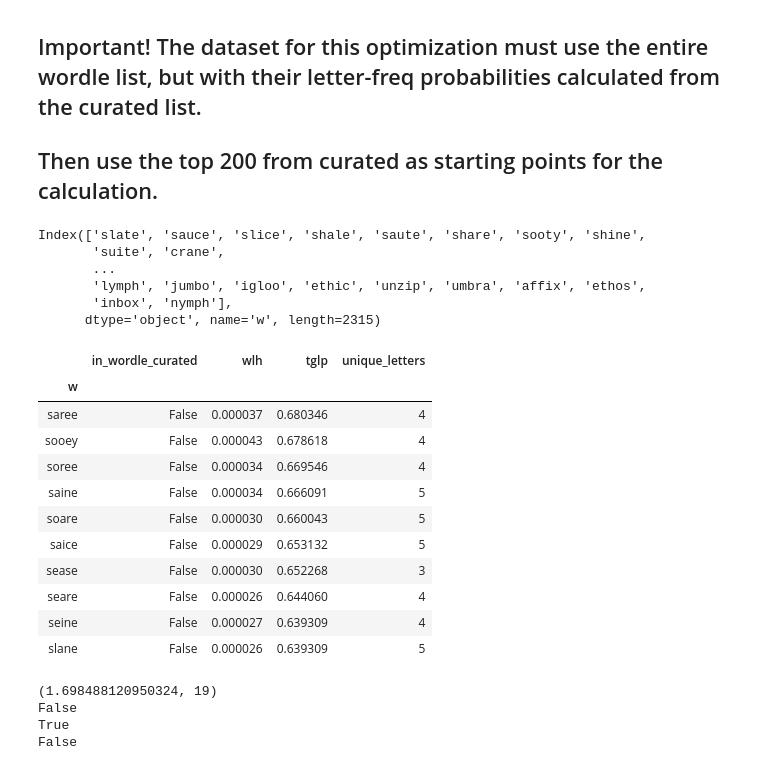
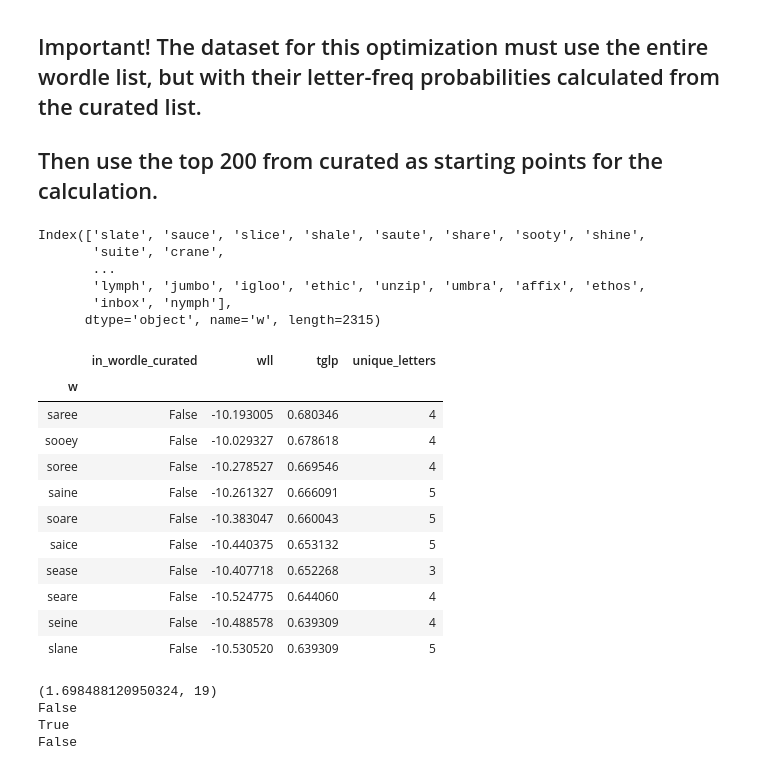
Before and after one commit to benton-anderson/wordle-opt, a Jupyter notebook: notebooks/BJA-02.4-make-guess-sequences.ipynb, the cells around one changed output. Saved outputs shown, nothing was run; the diff lists cells and outputs as text; code cells hidden in the pictures.

```diff
--- a/notebooks/BJA-02.4-make-guess-sequences.ipynb
+++ b/notebooks/BJA-02.4-make-guess-sequences.ipynb
@@ -19,19 +39,17 @@ from src.Wordle import Wordle
 # %%
-def calc_lfl(word_list, bow, colname):
+def calc_ll(word_list, bow, colname):
     """
-    Calculate Likelihood of word from Letter Frequency given in a bag of words 5x26 matrix
+    Calculate log-likelihood of word from Letter Frequency given in a bag of words 5x26 matrix
         see BJA-01.2-make-word-lists
     """
     result = []
     for word in word_list:
-        likelihood = 1
+        likelihood = 0
         for i, letter in enumerate(word):
-            likelihood *= bow[str(i)][letter]
+            # Add 1/2315 to do a Laplace estimate, to prevent likelihoods from going to zero
+            likelihood += np.log(bow[str(i)][letter] + (1/2315))
         result.append((word, likelihood))
     return pd.DataFrame(sorted(result, key=lambda x: x[1], reverse=True), columns=['w', colname]).set_index('w')
-
-
-
 
 
 def total_green_letter_prob(word, bow):
@@ -94,36 +112,36 @@ lfl = pd.concat([bow17lfl, bowwordlelfl, bowcurlfl], axis=1, sort=True)
 ## Then use the top 200 from curated as starting points for the calculation.
 # %%
 data = wl.loc[wl['in_wordle'], ['in_wordle_curated']]
-data['wlh'] = calc_lfl(data.index, bowcur, colname='wlh')   # wlh = Word Likelihood from letter frequency
+data['wll'] = calc_ll(data.index, bowcur, colname='wll')   # wlh = Word Likelihood from letter frequency
 
 # tglp = Total Green Letter Probability
 # sum of all probabilities of finding that letter in that position
 data['tglp'] = data.index.map(lambda x: total_green_letter_prob(x, bow=bowcur))
 curated_sorted = data.sort_values(['in_wordle_curated', 'tglp'], ascending=False)
 curated_words = curated_sorted.loc[curated_sorted['in_wordle_curated']].index
 display(curated_words)
 data = data.sort_values('tglp', ascending=False)
 data['unique_letters'] = data.index.map(lambda x: len(set(x)))
 data.head(10)
 # %% [output]
 Index(['slate', 'sauce', 'slice', 'shale', 'saute', 'share', 'sooty', 'shine',
        'suite', 'crane',
        ...
        'lymph', 'jumbo', 'igloo', 'ethic', 'unzip', 'umbra', 'affix', 'ethos',
        'inbox', 'nymph'],
       dtype='object', name='w', length=2315)
-|  | in_wordle_curated | wlh | tglp | unique_letters |
+|  | in_wordle_curated | wll | tglp | unique_letters |
 | w |  |  |  |  |
-| saree | False | 0.000037 | 0.680346 | 4 |
-| sooey | False | 0.000043 | 0.678618 | 4 |
-| soree | False | 0.000034 | 0.669546 | 4 |
-| saine | False | 0.000034 | 0.666091 | 5 |
-| soare | False | 0.000030 | 0.660043 | 5 |
-| saice | False | 0.000029 | 0.653132 | 5 |
-| sease | False | 0.000030 | 0.652268 | 3 |
-| seare | False | 0.000026 | 0.644060 | 4 |
-| seine | False | 0.000027 | 0.639309 | 4 |
-| slane | False | 0.000026 | 0.639309 | 5 |
+| saree | False | -10.193005 | 0.680346 | 4 |
+| sooey | False | -10.029327 | 0.678618 | 4 |
+| soree | False | -10.278527 | 0.669546 | 4 |
+| saine | False | -10.261327 | 0.666091 | 5 |
+| soare | False | -10.383047 | 0.660043 | 5 |
+| saice | False | -10.440375 | 0.653132 | 5 |
+| sease | False | -10.407718 | 0.652268 | 3 |
+| seare | False | -10.524775 | 0.644060 | 4 |
+| seine | False | -10.488578 | 0.639309 | 4 |
+| slane | False | -10.530520 | 0.639309 | 5 |
 # %%
 def contains_repeats(word, search, max_repeats):
     # Allow for repeat letters with max_repeats
```
Also changed, not shown: parts of 18 cells of this notebook, 1 other file.
